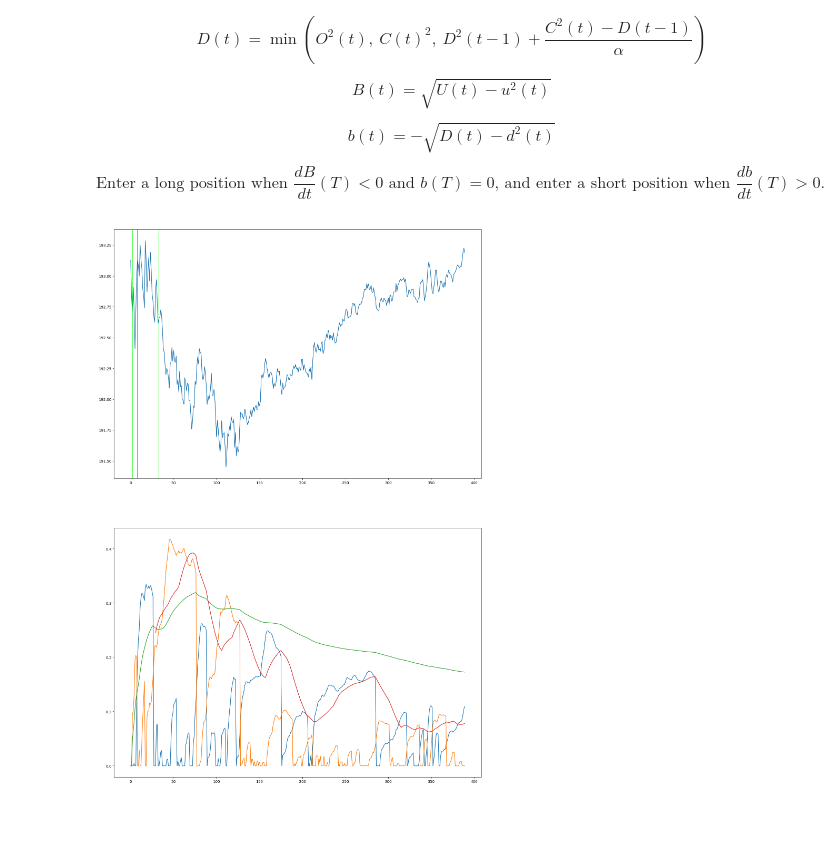
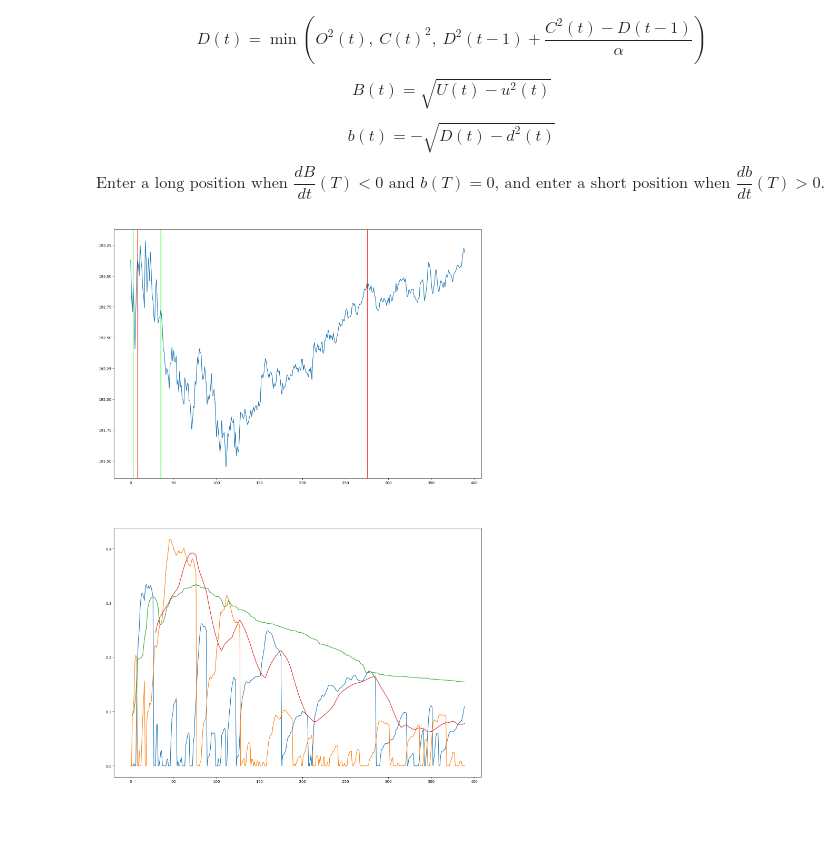
Before and after one commit to Juicestus/tradeautomation, a Jupyter notebook: strategies/squarebounds2/sb.ipynb, the cells around one changed output. Drawn from its saved outputs; the diff is of its cells as text; code cells hidden in the pictures.

```diff
--- a/strategies/squarebounds2/sb.ipynb
+++ b/strategies/squarebounds2/sb.ipynb
@@ -97,7 +97,7 @@ def sb(close, _open):
         bear_mean[i] = np.sum(bear) / i
         bull_mean[i] = np.sum(bull) / i
 
-        max_avg[i] = np.sum(np.maximum(bear, bull)) / i
+        max_avg[i] = np.ma.median(np.ma.masked_equal(np.maximum(bear, bull), 0))
         min_avg[i] = np.sum(np.minimum(bear, bull)) / i
 
     #bear *= -1
@@ -153,34 +153,34 @@ def sb(close, _open):
         # plt.plot(d)
 
 
 
 
 #         plt.plot(bear_ma)
 
 
 #         m.next()
 
 #         plt.plot(bull_1st_ddt)
 #         plt.plot(bull_2nd_ddt)
 #         #bear_1st_ddt, bear_2nd_ddt
 
 
 
     #return df
 
 
 def test_sb(df):
 
 
     close = df['close'].to_numpy()
     _open = df['open'].to_numpy()
 
     sb(close, _open)
 
 
 test_sb(dfs[-10].copy())
 # %% [output]
-[figure, old version]
+[figure, new version]
 # %% [markdown]
 #
 # %% [markdown]
```
Also changed, not shown: 3 other files.
